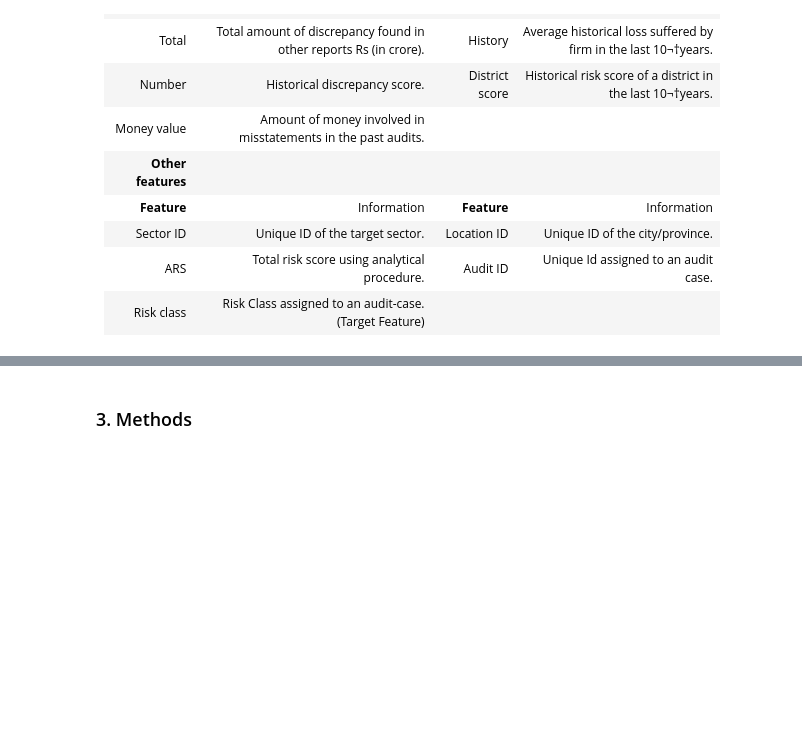
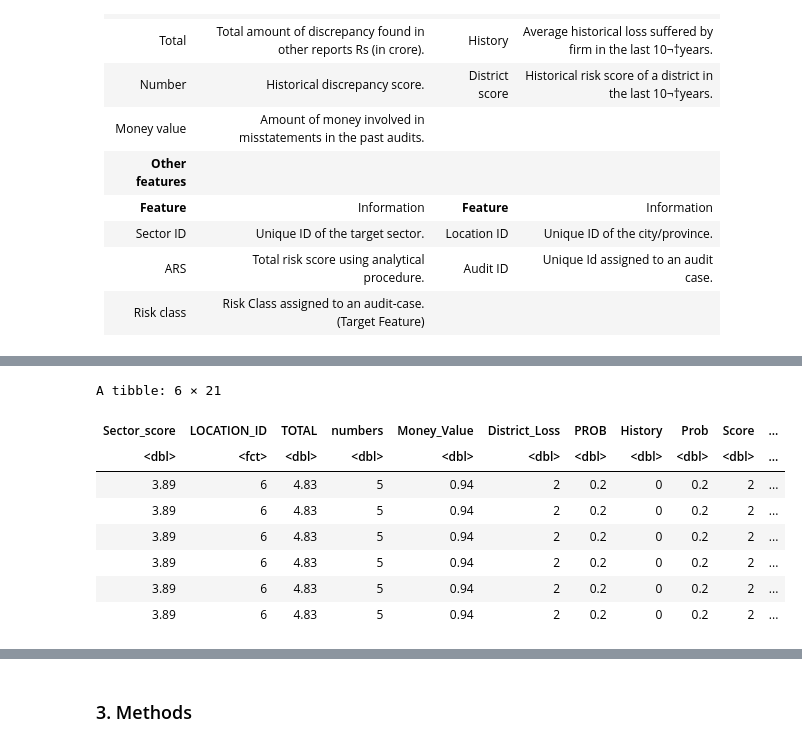
Before and after one commit to montajesaj1/DSCI100-G27, a Jupyter notebook: Project Proposal.ipynb, the cells around one changed output, grey strips where cells are left out. Cells and saved outputs as stored; diff of their text form; code cells hidden in the pictures; blank space fills up the shorter version.

```diff
--- a/Project Proposal.ipynb
+++ b/Project Proposal.ipynb
@@ -105,0 +115,17 @@ Warning message:
+# %%
+# Train Test Split
+risk_split <- initial_split(audit_tidy, prop = 0.75, strata = Risk)
+risk_train <- training(risk_split)
+risk_test <- testing(risk_split)
+
+head(risk_train)
+# %% [output]
+A tibble: 6 × 21
+| Sector_score | LOCATION_ID | TOTAL | numbers | Money_Value | District_Loss | PROB | History | Prob | Score | ... |
+| <dbl> | <fct> | <dbl> | <dbl> | <dbl> | <dbl> | <dbl> | <dbl> | <dbl> | <dbl> | ... |
+| 3.89 | 6 | 4.83 | 5 | 0.94 | 2 | 0.2 | 0 | 0.2 | 2 | ... |
+| 3.89 | 6 | 4.83 | 5 | 0.94 | 2 | 0.2 | 0 | 0.2 | 2 | ... |
+| 3.89 | 6 | 4.83 | 5 | 0.94 | 2 | 0.2 | 0 | 0.2 | 2 | ... |
+| 3.89 | 6 | 4.83 | 5 | 0.94 | 2 | 0.2 | 0 | 0.2 | 2 | ... |
+| 3.89 | 6 | 4.83 | 5 | 0.94 | 2 | 0.2 | 0 | 0.2 | 2 | ... |
+| 3.89 | 6 | 4.83 | 5 | 0.94 | 2 | 0.2 | 0 | 0.2 | 2 | ... |
```
Also changed, not shown: parts of 7 cells of this notebook, 2 other files.
